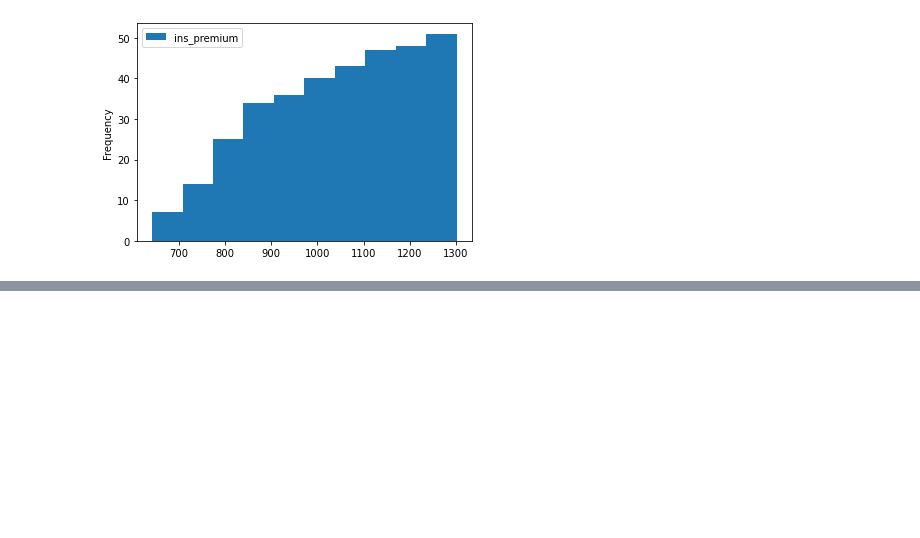
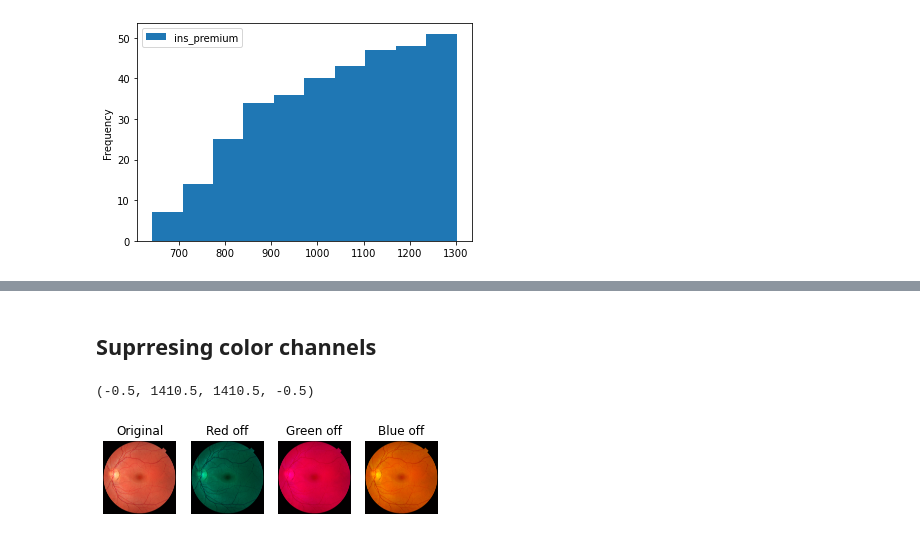
Before and after one commit to artinmajdi/resbaz_2021, a Jupyter notebook: resbaz2021.ipynb, the cells around one changed output, grey strips where cells are left out. Saved outputs shown, nothing was run; the diff lists cells and outputs as text; code cells hidden in the pictures; blank space fills up the shorter version.

```diff
--- a/resbaz2021.ipynb
+++ b/resbaz2021.ipynb
@@ -491,0 +563,29 @@ df2.plot(y='ins_premium', kind='hist', bins=10, cumulative=True)
+# %% [markdown]
+## Suprresing color channels
+# %%
+image = skimage.data.retina()
+
+plt.subplot(141).imshow(image)
+plt.title('Original')
+plt.axis('off')
+
+image2 = image.copy()
+image2[:,:,0] = 0
+plt.subplot(142).imshow(image2,cmap='gray')
+plt.title('Red off')
+plt.axis('off')
+
+image2 = image.copy()
+image2[:,:,1] = 0
+plt.subplot(143).imshow(image2,cmap='gray')
+plt.title('Green off')
+plt.axis('off')
+
+image2 = image.copy()
+image2[:,:,2] = 0
+plt.subplot(144).imshow(image2,cmap='gray')
+plt.title('Blue off')
+plt.axis('off')
+# %% [output]
+(-0.5, 1410.5, 1410.5, -0.5)
+[figure, added]
```
Also changed, not shown: parts of 52 cells of this notebook, 4 other files.
